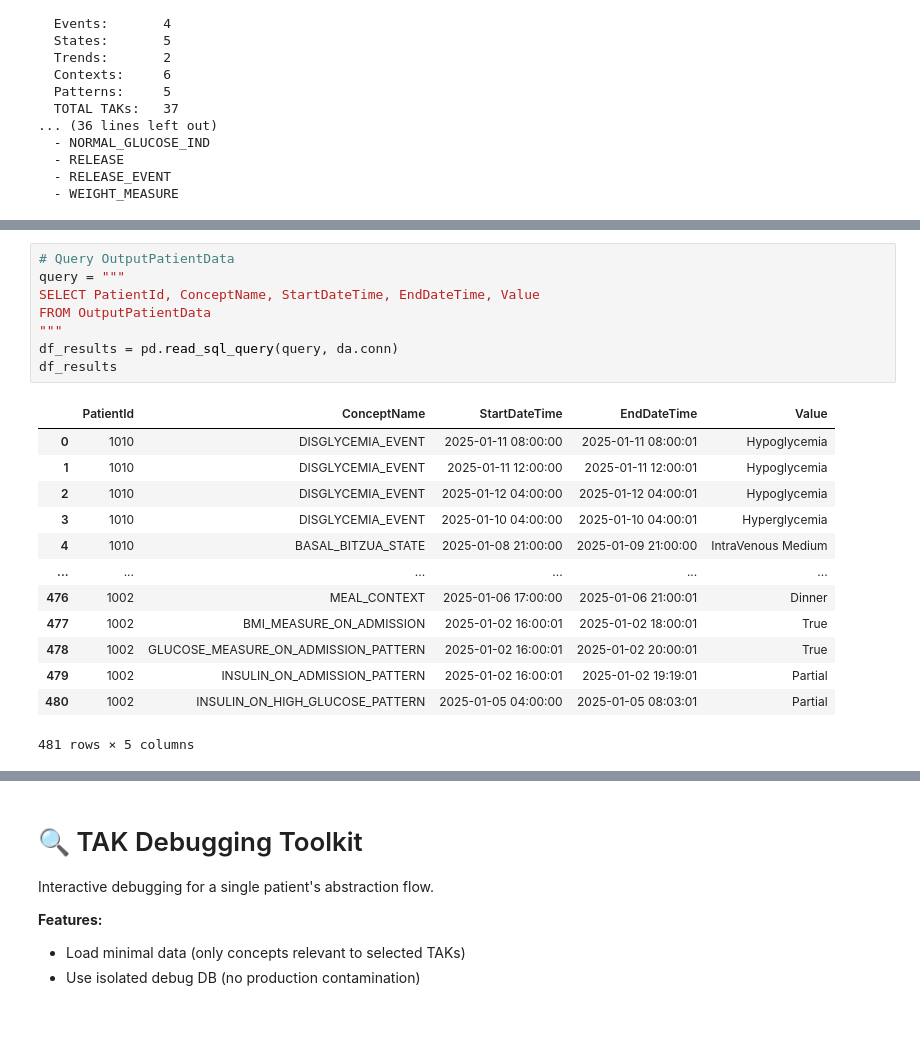
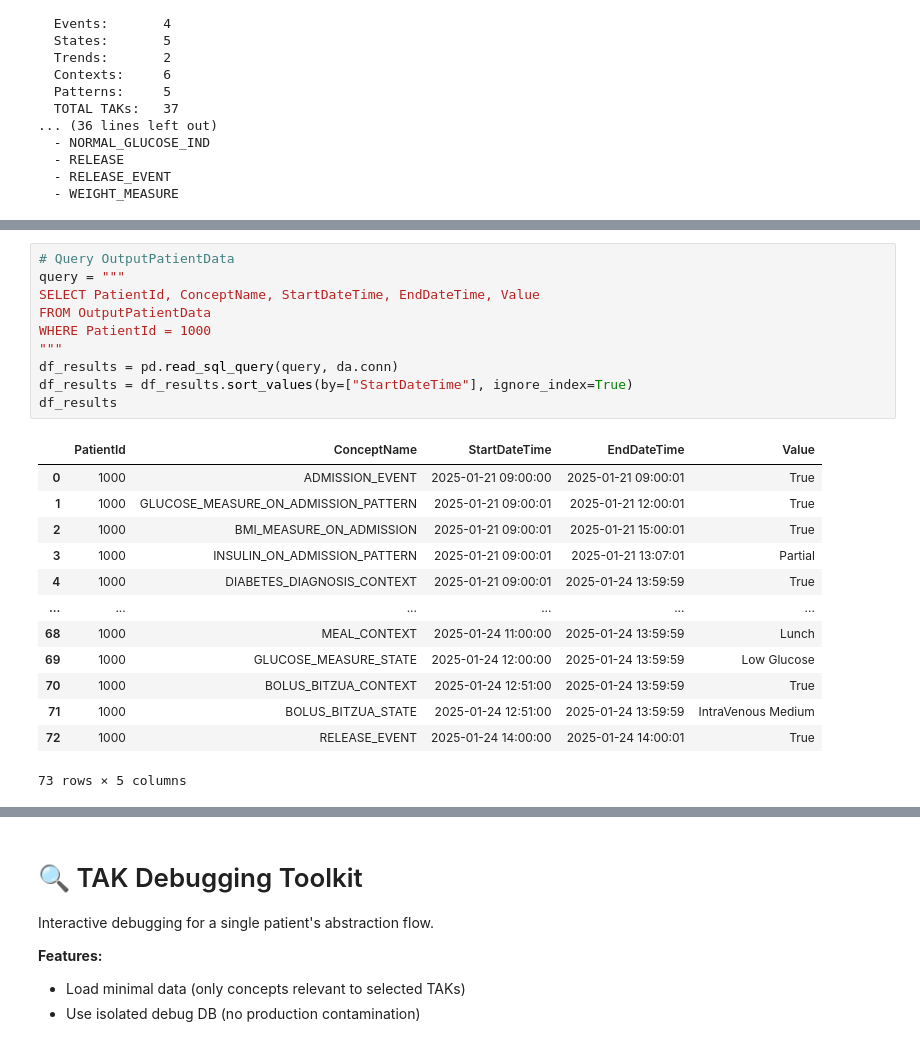
Before and after one commit to shaharoded/Mediator, a Jupyter notebook: run_mediator.ipynb, the cells around one changed output, grey strips where cells are left out. Saved outputs shown, nothing was run; the diff lists cells and outputs as text.

```diff
--- a/run_mediator.ipynb
+++ b/run_mediator.ipynb
@@ -168,22 +208,24 @@ PHASE 2: Processing 3 Patients (max_concurrent=4)
 # %%
 # Query OutputPatientData
 query = """
 SELECT PatientId, ConceptName, StartDateTime, EndDateTime, Value
 FROM OutputPatientData
+WHERE PatientId = 1000
 """
 df_results = pd.read_sql_query(query, da.conn)
+df_results = df_results.sort_values(by=["StartDateTime"], ignore_index=True)
 df_results
 # %% [output]
 |  | PatientId | ConceptName | StartDateTime | EndDateTime | Value |
-| 0 | 1010 | DISGLYCEMIA_EVENT | 2025-01-11 08:00:00 | 2025-01-11 08:00:01 | Hypoglycemia |
-| 1 | 1010 | DISGLYCEMIA_EVENT | 2025-01-11 12:00:00 | 2025-01-11 12:00:01 | Hypoglycemia |
-| 2 | 1010 | DISGLYCEMIA_EVENT | 2025-01-12 04:00:00 | 2025-01-12 04:00:01 | Hypoglycemia |
-| 3 | 1010 | DISGLYCEMIA_EVENT | 2025-01-10 04:00:00 | 2025-01-10 04:00:01 | Hyperglycemia |
-| 4 | 1010 | BASAL_BITZUA_STATE | 2025-01-08 21:00:00 | 2025-01-09 21:00:00 | IntraVenous Medium |
+| 0 | 1000 | ADMISSION_EVENT | 2025-01-21 09:00:00 | 2025-01-21 09:00:01 | True |
+| 1 | 1000 | GLUCOSE_MEASURE_ON_ADMISSION_PATTERN | 2025-01-21 09:00:01 | 2025-01-21 12:00:01 | True |
+| 2 | 1000 | BMI_MEASURE_ON_ADMISSION | 2025-01-21 09:00:01 | 2025-01-21 15:00:01 | True |
+| 3 | 1000 | INSULIN_ON_ADMISSION_PATTERN | 2025-01-21 09:00:01 | 2025-01-21 13:07:01 | Partial |
+| 4 | 1000 | DIABETES_DIAGNOSIS_CONTEXT | 2025-01-21 09:00:01 | 2025-01-24 13:59:59 | True |
 | ... | ... | ... | ... | ... | ... |
-| 476 | 1002 | MEAL_CONTEXT | 2025-01-06 17:00:00 | 2025-01-06 21:00:01 | Dinner |
-| 477 | 1002 | BMI_MEASURE_ON_ADMISSION | 2025-01-02 16:00:01 | 2025-01-02 18:00:01 | True |
-| 478 | 1002 | GLUCOSE_MEASURE_ON_ADMISSION_PATTERN | 2025-01-02 16:00:01 | 2025-01-02 20:00:01 | True |
-| 479 | 1002 | INSULIN_ON_ADMISSION_PATTERN | 2025-01-02 16:00:01 | 2025-01-02 19:19:01 | Partial |
-| 480 | 1002 | INSULIN_ON_HIGH_GLUCOSE_PATTERN | 2025-01-05 04:00:00 | 2025-01-05 08:03:01 | Partial |
+| 68 | 1000 | MEAL_CONTEXT | 2025-01-24 11:00:00 | 2025-01-24 13:59:59 | Lunch |
+| 69 | 1000 | GLUCOSE_MEASURE_STATE | 2025-01-24 12:00:00 | 2025-01-24 13:59:59 | Low Glucose |
+| 70 | 1000 | BOLUS_BITZUA_CONTEXT | 2025-01-24 12:51:00 | 2025-01-24 13:59:59 | True |
+| 71 | 1000 | BOLUS_BITZUA_STATE | 2025-01-24 12:51:00 | 2025-01-24 13:59:59 | IntraVenous Medium |
+| 72 | 1000 | RELEASE_EVENT | 2025-01-24 14:00:00 | 2025-01-24 14:00:01 | True |
-481 rows × 5 columns
+73 rows × 5 columns
```
Also changed, not shown: parts of 5 cells of this notebook, 1 other file.
